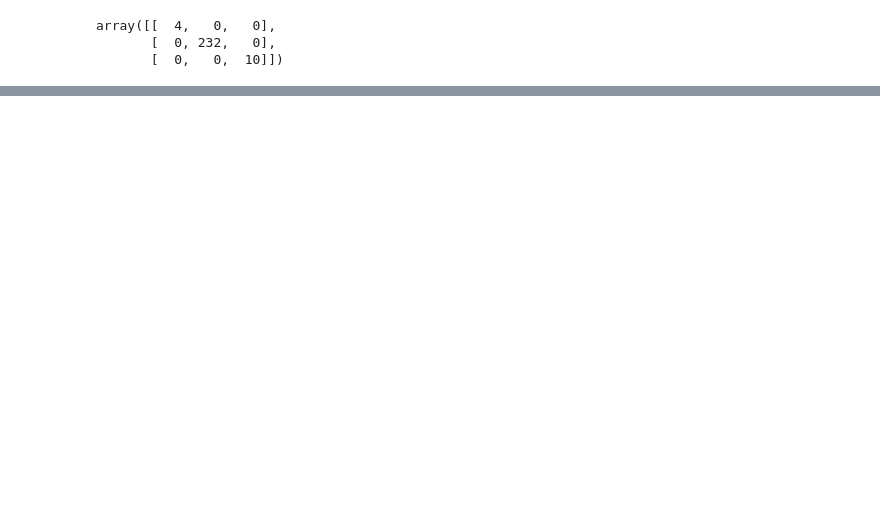
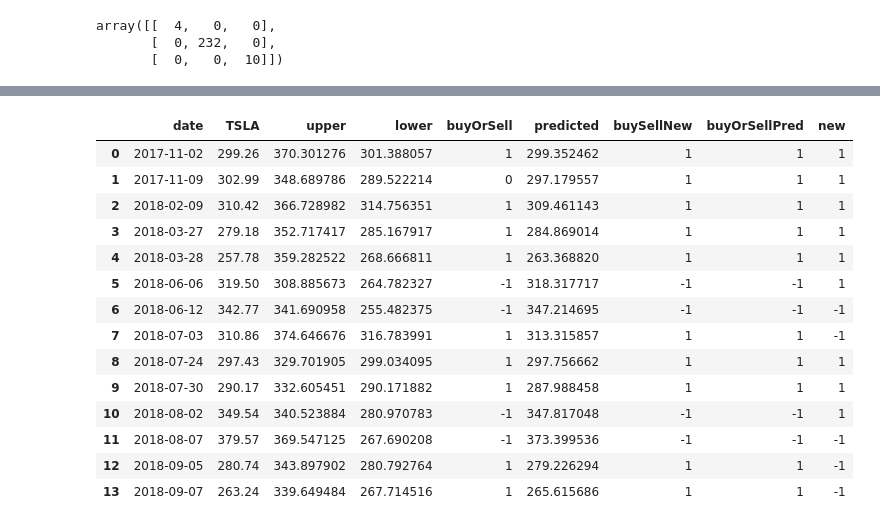
Before and after one commit to parikkap/prediktivAnalytic, a Jupyter notebook: StrockMarketPrediction.ipynb, the cells around one changed output, grey strips where cells are left out. Cells and saved outputs as stored; diff of their text form; code cells hidden in the pictures; blank space fills up the shorter version.

Commit message:
created new calculation for confusion matrix

```diff
--- a/StrockMarketPrediction.ipynb
+++ b/StrockMarketPrediction.ipynb
@@ -919,2 +778,4 @@ Normalized confusion matrix
+# %%
+dfBuyOrSell['buyOrSellPred'] = dfNewPred['buySellNew']
 # %%
 # %% [output]
@@ -921,0 +815,38 @@ ModuleNotFoundError: No module named 'pandas_ml'
+# %%
+def confusionMatrix(df, serie):
+
+    tempList = []
+
+
+    direction = df['buySellNew'][0]
+    rangeCounter = 1
+
+    for i, value in enumerate(df['buySellNew']):
+
+        if i == 0:
+
+            tempList.append(value)
+            continue
+
+        if direction != value or i == (len(df['buySellNew']) -1):
+            for k in range(rangeCounter):
+                print(k)
+                if df['TSLA'][i] > df['TSLA'][i - (k + 1)]:
+                    tempList.append(1)
+                    print('true ', 1)
+                    print(i)
+                    print(df['TSLA'][i] , df['TSLA'][i - (k + 1)])
+                else:
+                    tempList.append(-1)
+                    print('false ', -1)
+                    print(i)
+                    print(df['TSLA'][i] , df['TSLA'][i - (k + 1)])
+
+            direction = value
+            rangeCounter = 1
+        else:
+            rangeCounter = rangeCounter + 1
+
+    return tempList
+# %%
+controlList = confusionMatrix(confusionM, 'buySellNew')
@@ -921,0 +871,20 @@ ModuleNotFoundError: No module named 'pandas_ml'
+# %%
+confusionM['new'] = controlList
+# %%
+confusionM
+# %% [output]
+|  | date | TSLA | upper | lower | buyOrSell | predicted | buySellNew | buyOrSellPred | new |
+| 0 | 2017-11-02 | 299.26 | 370.301276 | 301.388057 | 1 | 299.352462 | 1 | 1 | 1 |
+| 1 | 2017-11-09 | 302.99 | 348.689786 | 289.522214 | 0 | 297.179557 | 1 | 1 | 1 |
+| 2 | 2018-02-09 | 310.42 | 366.728982 | 314.756351 | 1 | 309.461143 | 1 | 1 | 1 |
+| 3 | 2018-03-27 | 279.18 | 352.717417 | 285.167917 | 1 | 284.869014 | 1 | 1 | 1 |
+| 4 | 2018-03-28 | 257.78 | 359.282522 | 268.666811 | 1 | 263.368820 | 1 | 1 | 1 |
+| 5 | 2018-06-06 | 319.50 | 308.885673 | 264.782327 | -1 | 318.317717 | -1 | -1 | 1 |
+| 6 | 2018-06-12 | 342.77 | 341.690958 | 255.482375 | -1 | 347.214695 | -1 | -1 | -1 |
+| 7 | 2018-07-03 | 310.86 | 374.646676 | 316.783991 | 1 | 313.315857 | 1 | 1 | -1 |
+| 8 | 2018-07-24 | 297.43 | 329.701905 | 299.034095 | 1 | 297.756662 | 1 | 1 | 1 |
+| 9 | 2018-07-30 | 290.17 | 332.605451 | 290.171882 | 1 | 287.988458 | 1 | 1 | 1 |
+| 10 | 2018-08-02 | 349.54 | 340.523884 | 280.970783 | -1 | 347.817048 | -1 | -1 | 1 |
+| 11 | 2018-08-07 | 379.57 | 369.547125 | 267.690208 | -1 | 373.399536 | -1 | -1 | -1 |
+| 12 | 2018-09-05 | 280.74 | 343.897902 | 280.792764 | 1 | 279.226294 | 1 | 1 | -1 |
+| 13 | 2018-09-07 | 263.24 | 339.649484 | 267.714516 | 1 | 265.615686 | 1 | 1 | -1 |
```
Also changed, not shown: parts of 30 cells of this notebook.
